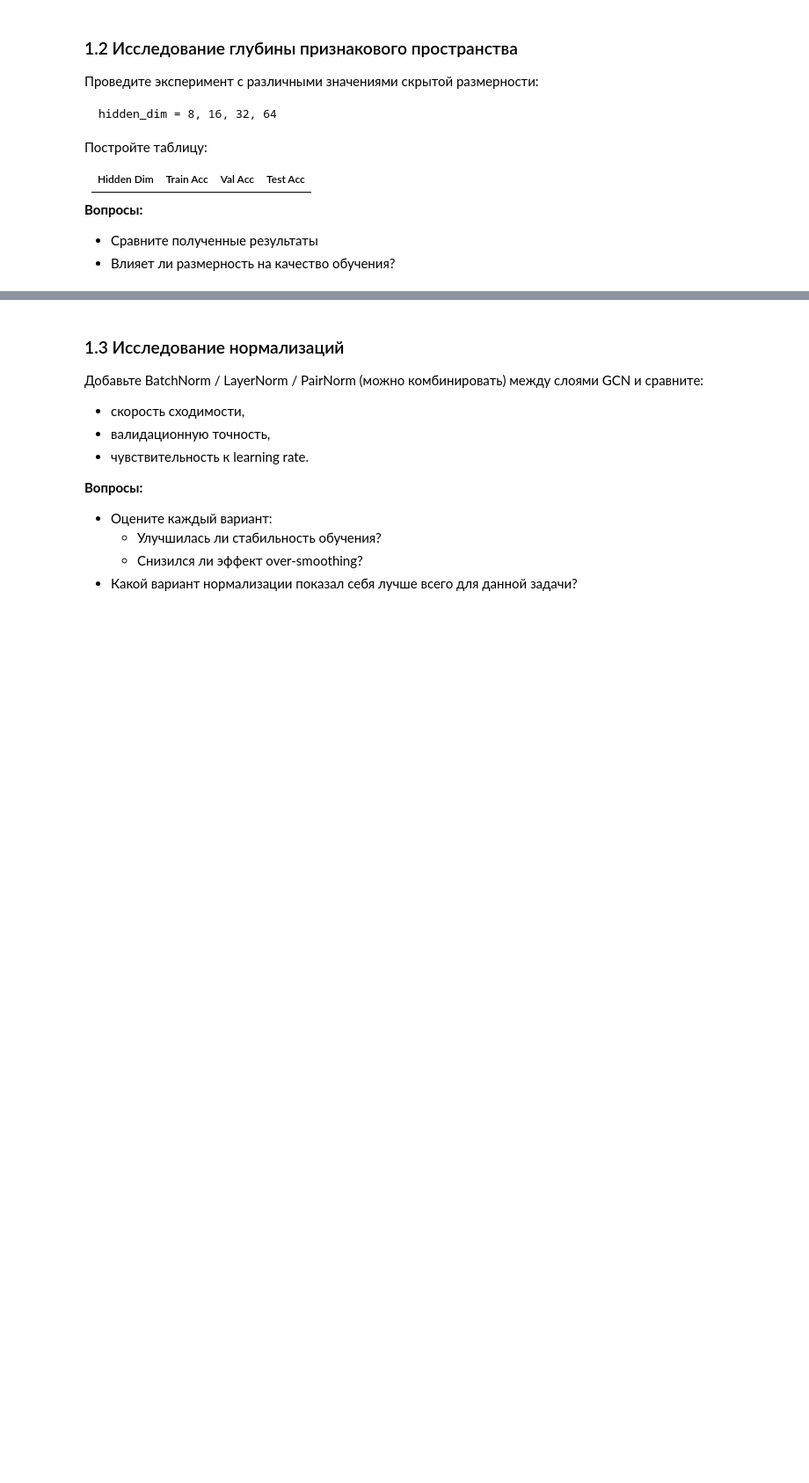
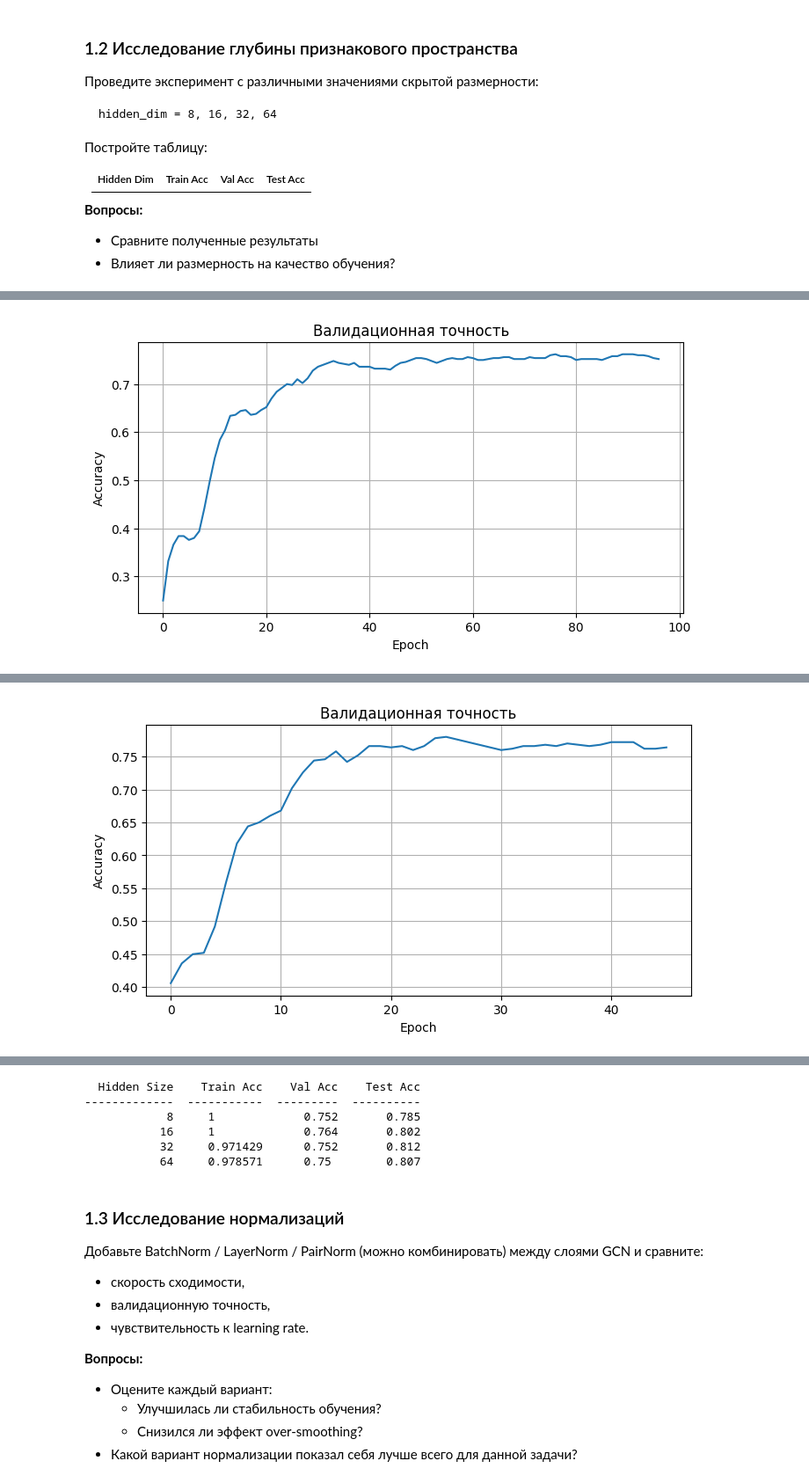
Before and after one commit to setday/hse-gnn-hw-2025, a Jupyter notebook: Basic_GNN_architectures/HW2.ipynb, the cells around one changed output, grey strips where cells are left out. Shown at 88% size. Drawn from its saved outputs; the diff is of its cells as text; code cells hidden in the pictures; blank space fills up the shorter version.

```diff
--- a/Basic_GNN_architectures/HW2.ipynb
+++ b/Basic_GNN_architectures/HW2.ipynb
@@ -90,0 +181,11 @@ hidden_dim = 8, 16, 32, 64
+# %%
+results = []
+
+for hidden_size in [8, 16, 32, 64]:
+    print("=" * 20 + f" Hidden Size: {hidden_size} " + "=" * 20)
+    model = GCN(in_channels=dataset.num_features, out_channels=dataset.num_classes, hidden_channels=[hidden_size, hidden_size]).to(device)
+    train_acc, val_acc, test_acc = train_and_evaluate_node_model(model, data)
+    results.append([hidden_size, train_acc, val_acc, test_acc])
+
+print(tabulate(results, headers=["Hidden Size", "Train Acc", "Val Acc", "Test Acc"]))
+# %% [output]
@@ -90,0 +204 @@ hidden_dim = 8, 16, 32, 64
+[figure, added]
@@ -90,0 +212 @@ hidden_dim = 8, 16, 32, 64
+[figure, added]
@@ -91,3 +227,9 @@ hidden_dim = 8, 16, 32, 64
+  Hidden Size    Train Acc    Val Acc    Test Acc
+-------------  -----------  ---------  ----------
+            8     1             0.752       0.785
+           16     1             0.764       0.802
+           32     0.971429      0.752       0.812
+           64     0.978571      0.75        0.807
 # %% [markdown]
 ### 1.3 Исследование нормализаций
 
```
Also changed, not shown: parts of 28 cells of this notebook, 2 other files.
